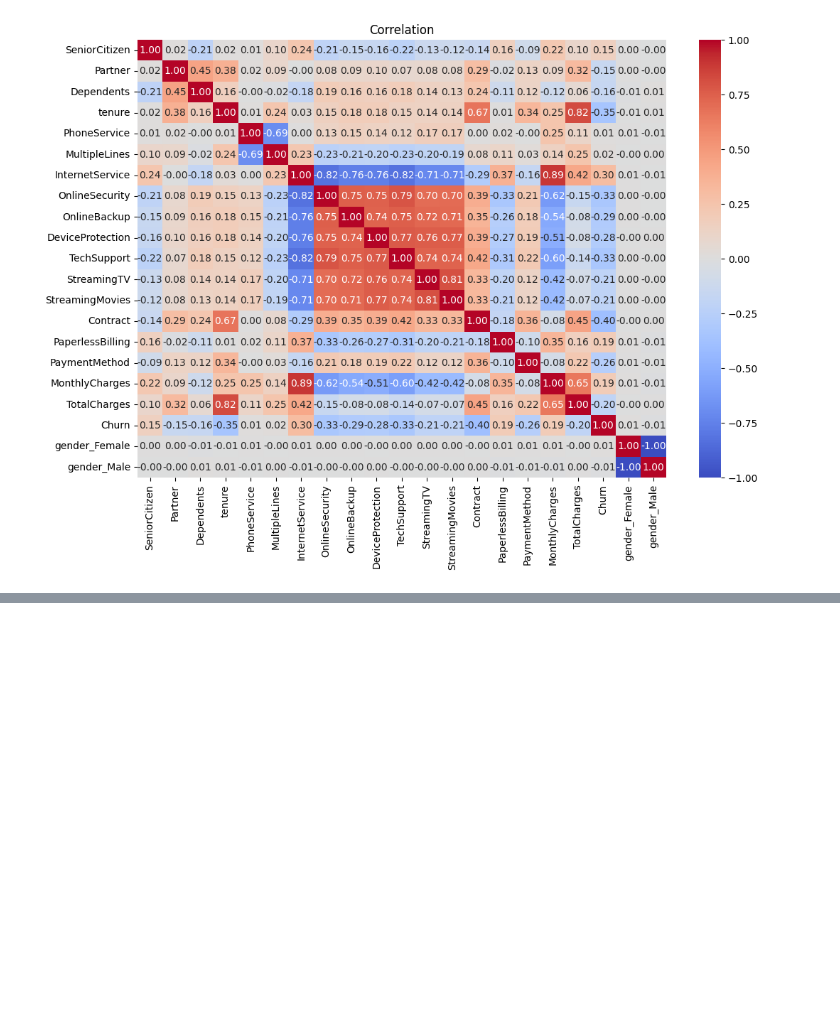
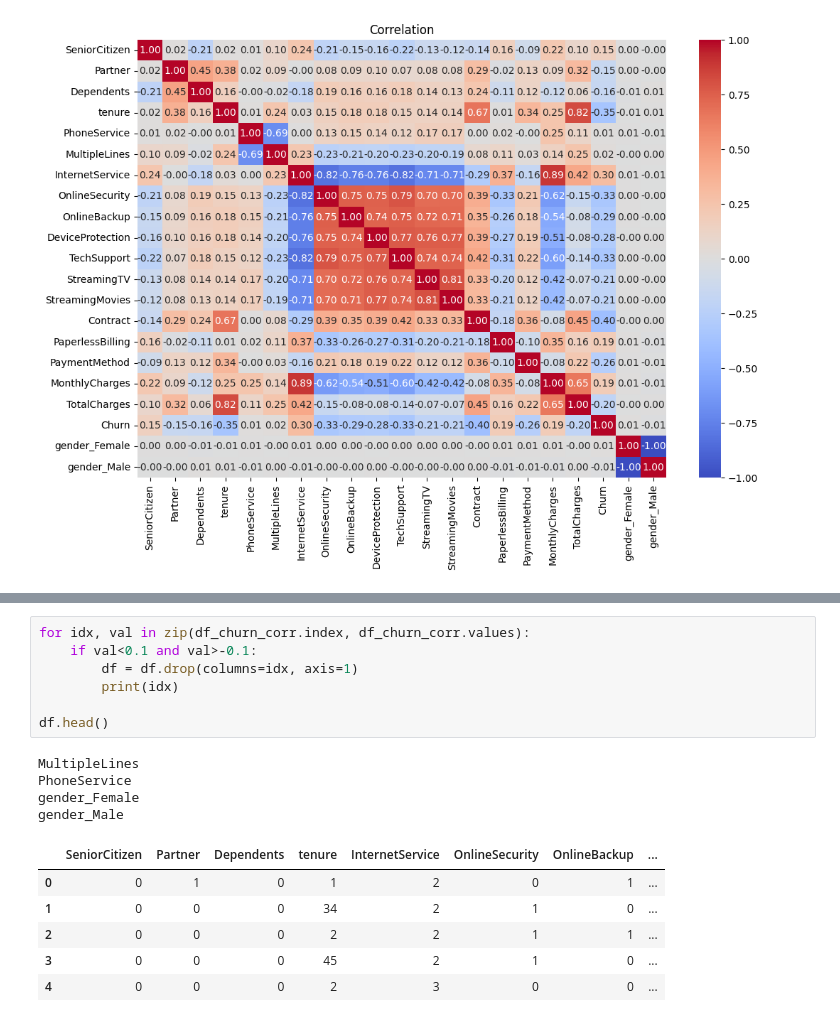
Before and after one commit to UZOKMUROD/telco-churn, a Jupyter notebook: notebooks/eda.ipynb, the cells around one changed output, grey strips where cells are left out. Saved outputs shown, nothing was run; the diff lists cells and outputs as text; blank space fills up the shorter version.

```diff
--- a/notebooks/eda.ipynb
+++ b/notebooks/eda.ipynb
@@ -470,0 +472,18 @@ plt.show()
+# %%
+for idx, val in zip(df_churn_corr.index, df_churn_corr.values):
+    if val<0.1 and val>-0.1:
+        df = df.drop(columns=idx, axis=1)
+        print(idx)
+
+df.head()
+# %% [output]
+MultipleLines
+PhoneService
+gender_Female
+gender_Male
+|  | SeniorCitizen | Partner | Dependents | tenure | InternetService | OnlineSecurity | OnlineBackup | ... |
+| 0 | 0 | 1 | 0 | 1 | 2 | 0 | 1 | ... |
+| 1 | 0 | 0 | 0 | 34 | 2 | 1 | 0 | ... |
+| 2 | 0 | 0 | 0 | 2 | 2 | 1 | 1 | ... |
+| 3 | 0 | 0 | 0 | 45 | 2 | 1 | 0 | ... |
+| 4 | 0 | 0 | 0 | 2 | 3 | 0 | 0 | ... |
```
Also changed, not shown: parts of 8 cells of this notebook, 5 other files.
